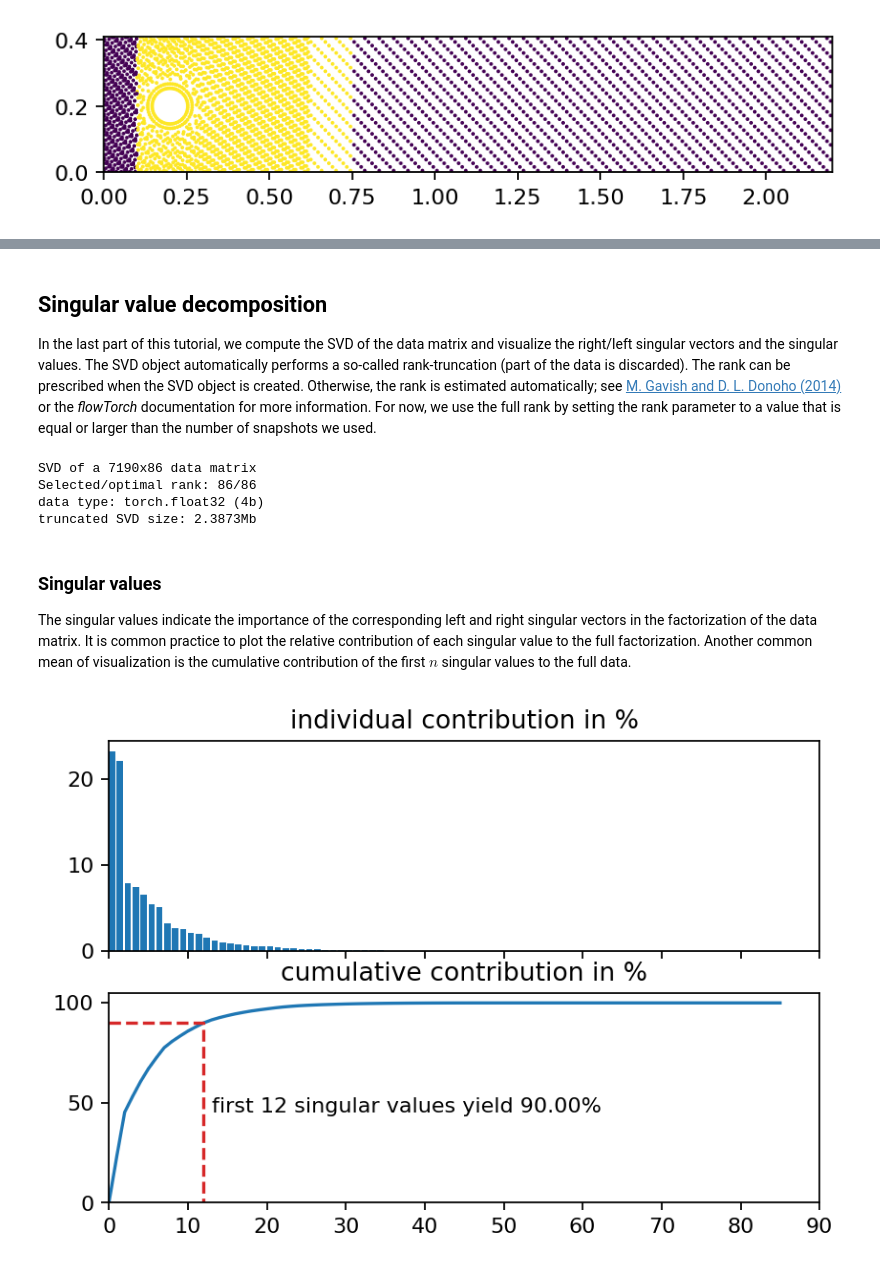
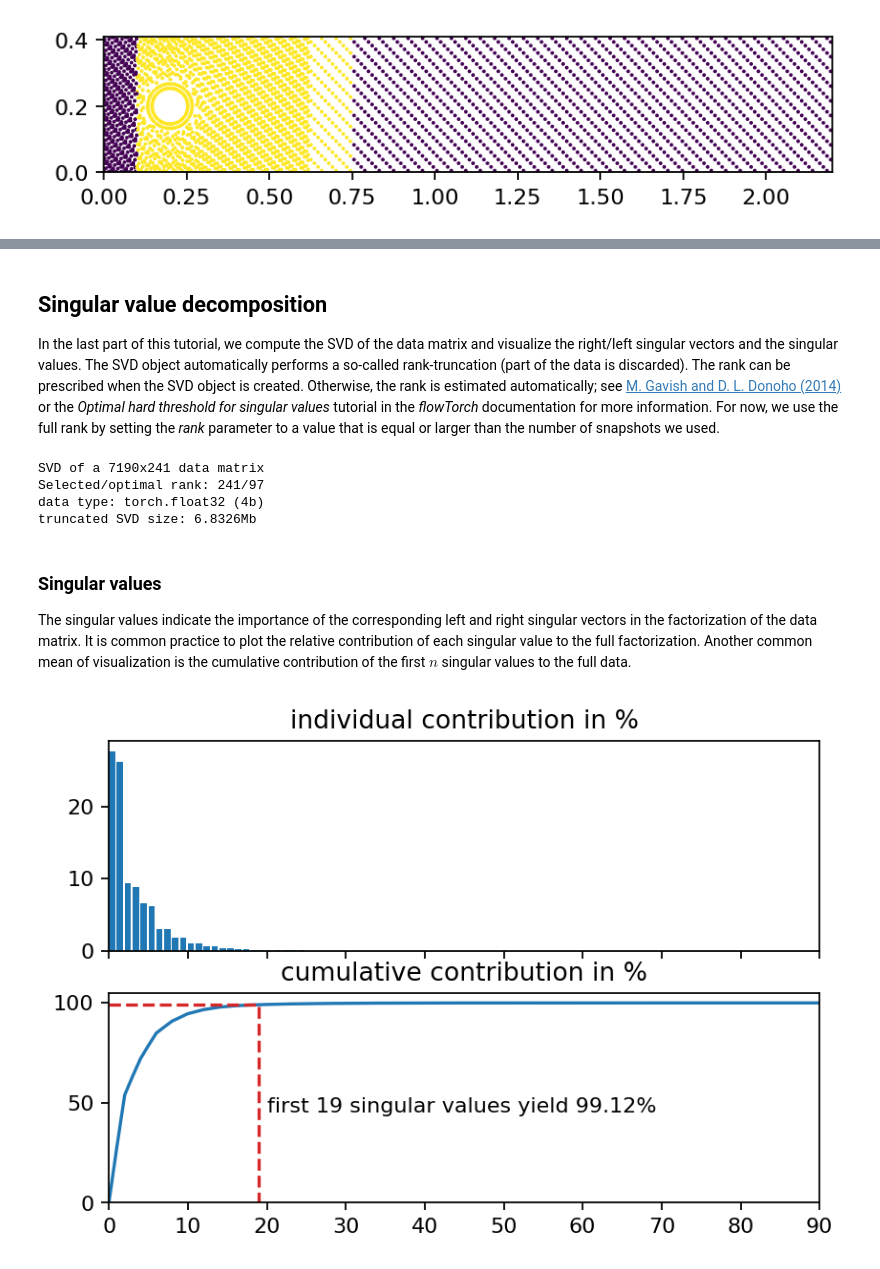
Before and after one commit to FlowModelingControl/flowtorch, a Jupyter notebook: docs/source/notebooks/svd_cylinder.ipynb, the cells around one changed output, grey strips where cells are left out. Drawn from its saved outputs; the diff is of its cells as text; code cells hidden in the pictures.

Commit message:
Revise notebooks for sphinx documentation.

```diff
--- a/docs/source/notebooks/svd_cylinder.ipynb
+++ b/docs/source/notebooks/svd_cylinder.ipynb
@@ -91,5 +89,5 @@ The vortex shedding starts approximately at $t=1.5s$. To build the data matrix,
 # %%
-window_times = [time for time in times if float(time) >= 1.5]
+window_times = [time for time in times if float(time) >= 4.0]
 data_matrix = pt.zeros((mask.sum().item(), len(window_times)), dtype=pt.float32)
 for i, time in enumerate(window_times):
     # load the vorticity vector field, take the z-component [:, 2], and apply the mask
@@ -100,17 +98,15 @@ data_matrix -= pt.mean(data_matrix, dim=1).unsqueeze(-1)
 # %% [markdown]
 ## Singular value decomposition
 
-In the last part of this tutorial, we compute the SVD of the data matrix and visualize the right/left singular vectors and the singular values. The SVD object automatically performs a so-called rank-truncation (part of the data is discarded). The rank can be prescribed when the SVD object is created. Otherwise, the rank is estimated automatically; see [M. Gavish and D. L. Donoho (2014)](https://ieeexplore.ieee.org/document/6846297) or the *flowTorch* documentation for more information. For now, we use the full rank by setting the rank parameter to a value that is equal or larger than the number of snapshots we used.
+In the last part of this tutorial, we compute the SVD of the data matrix and visualize the right/left singular vectors and the singular values. The SVD object automatically performs a so-called rank-truncation (part of the data is discarded). The rank can be prescribed when the SVD object is created. Otherwise, the rank is estimated automatically; see [M. Gavish and D. L. Donoho (2014)](https://ieeexplore.ieee.org/document/6846297) or the *Optimal hard threshold for singular values* tutorial in the *flowTorch* documentation for more information. For now, we use the full rank by setting the *rank* parameter to a value that is equal or larger than the number of snapshots we used.
 # %%
-svd = SVD(data_matrix, rank=100)
+svd = SVD(data_matrix, rank=400)
+print(svd)
+# %% [output]
+SVD of a 7190x241 data matrix
+Selected/optimal rank: 241/97
+data type: torch.float32 (4b)
+truncated SVD size: 6.8326Mb
-# %%
-# show some information about the svd
-print(svd)
-# %% [output]
-SVD of a 7190x86 data matrix
-Selected/optimal rank: 86/86
-data type: torch.float32 (4b)
-truncated SVD size: 2.3873Mb
 # %% [markdown]
 ### Singular values
 
@@ -122,21 +118,21 @@ s_sum = s.sum().item()
 s_rel = [s_i / s_sum * 100 for s_i in s]
 # cumulative contribution
 s_cum = [s[:n].sum().item() / s_sum * 100 for n in range(s.shape[0])]
-# find out how many singular values we need to reach at least 90 percent
-i_90 = bisect.bisect_right(s_cum, 90)
+# find out how many singular values we need to reach at least 99 percent
+i_99 = bisect.bisect_right(s_cum, 99)
 # %%
 fig, (ax1, ax2) = plt.subplots(2, 1, sharex=True)
 ax1.bar(range(s.shape[0]), s_rel, align="edge")
 ax2.plot(range(s.shape[0]), s_cum)
 ax2.set_xlim(0, 90)
 ax2.set_ylim(0, 105)
 ax1.set_title("individual contribution in %")
 ax2.set_title("cumulative contribution in %")
-ax2.plot([0, i_90, i_90], [s_cum[i_90], s_cum[i_90], 0], ls="--", color="C3")
-ax2.text(i_90+1, 45, "first {:d} singular values yield {:1.2f}%".format(i_90, s_cum[i_90]))
+ax2.plot([0, i_99, i_99], [s_cum[i_99], s_cum[i_99], 0], ls="--", color="C3")
+ax2.text(i_99+1, 45, "first {:d} singular values yield {:1.2f}%".format(i_99, s_cum[i_99]))
 plt.show()
 # %% [output]
-[figure, old version]
+[figure, new version]
 # %% [markdown]
 ### Left singular vectors
 
```
Also changed, not shown: parts of 10 cells of this notebook, 2 other files.
